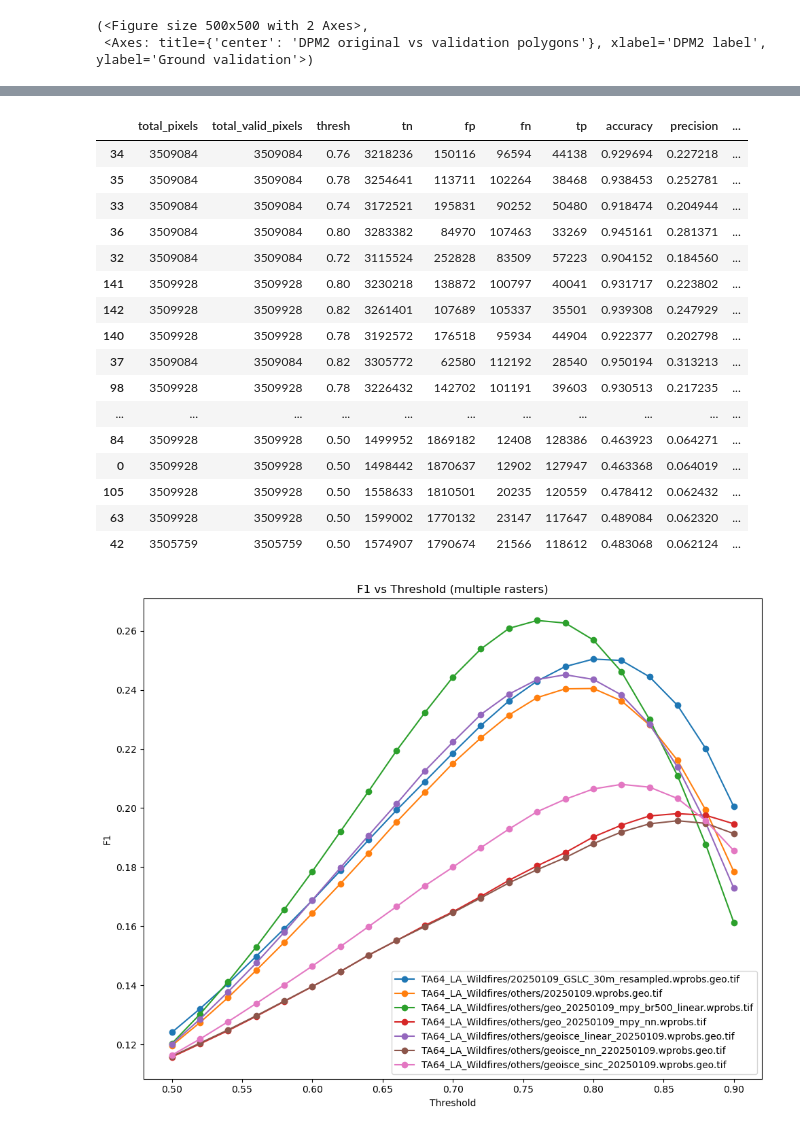
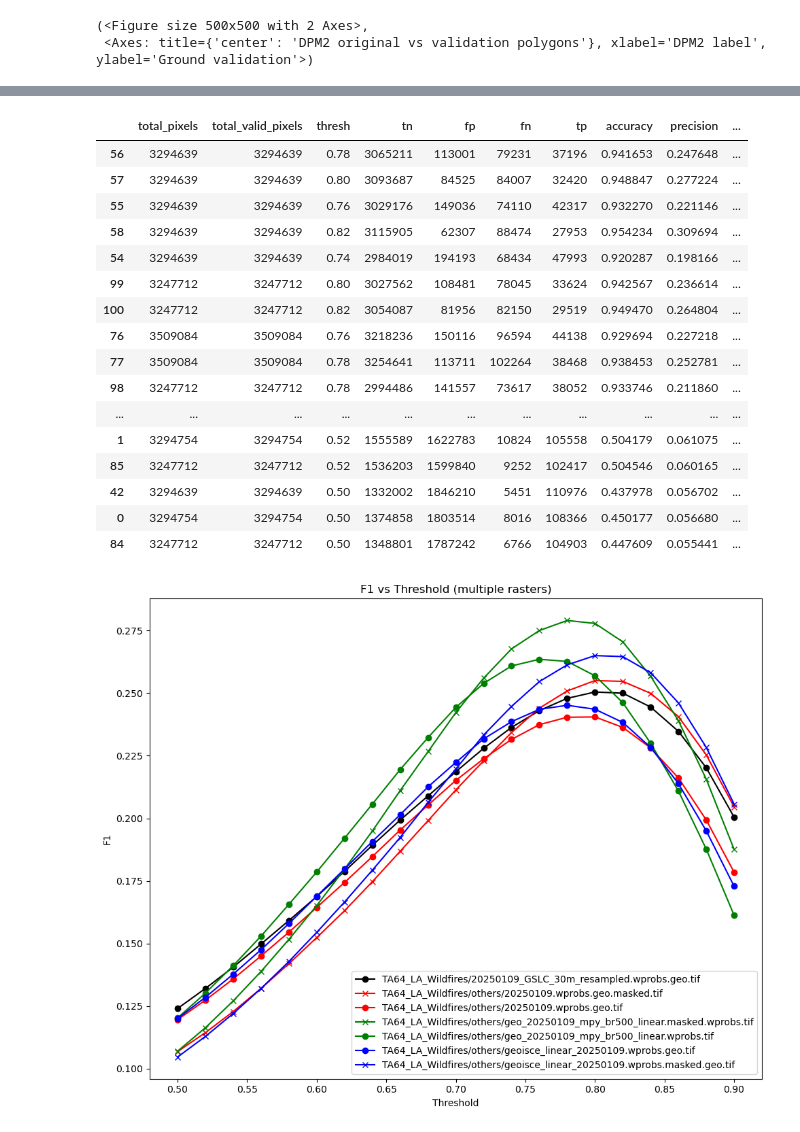
Before and after one commit to shitong01/metrics_notebook, a Jupyter notebook: metrics_calc.ipynb, the cells around one changed output, grey strips where cells are left out. Saved outputs shown, nothing was run; the diff lists cells and outputs as text; code cells hidden in the pictures.

```diff
--- a/metrics_calc.ipynb
+++ b/metrics_calc.ipynb
@@ -29,13 +29,16 @@ gpkg_layer = None                      # e.g. "my_layer" (or None to use default
 eval_bounds_geojson_path = "TA64_LA_Wildfires/Closest_to_Sentinel-1_t064a_CA_Perimeters_NIFC_FIRIS_20250203T072944EvalBounds.geojson"   # has property "mission"
 
 target_raster_paths = [
+    "TA64_LA_Wildfires/others/20250109.wprobs.geo.masked.tif",
     "TA64_LA_Wildfires/others/20250109.wprobs.geo.tif",
     # "TA64_LA_Wildfires/others/geo_20250109_mpy_linear.wprobs.tif",
+    "TA64_LA_Wildfires/others/geo_20250109_mpy_br500_linear.masked.wprobs.tif",
     "TA64_LA_Wildfires/others/geo_20250109_mpy_br500_linear.wprobs.tif",
-    "TA64_LA_Wildfires/others/geo_20250109_mpy_nn.wprobs.tif",
-    "TA64_LA_Wildfires/others/geoisce_nn_220250109.wprobs.geo.tif",
+    # "TA64_LA_Wildfires/others/geo_20250109_mpy_nn.wprobs.tif",
+    # "TA64_LA_Wildfires/others/geoisce_nn_220250109.wprobs.geo.tif",
+    "TA64_LA_Wildfires/others/geoisce_linear_20250109.wprobs.masked.geo.tif",
     "TA64_LA_Wildfires/others/geoisce_linear_20250109.wprobs.geo.tif",
-    "TA64_LA_Wildfires/others/geoisce_sinc_20250109.wprobs.geo.tif",
+    # "TA64_LA_Wildfires/others/geoisce_sinc_20250109.wprobs.geo.tif",
     "TA64_LA_Wildfires/20250109_GSLC_30m_resampled.wprobs.geo.tif"
     # "TA64_LA_Wildfires/others/20250109.wprobs.geo.tif"
 ]
@@ -466,35 +469,64 @@ with pd.option_context("display.max_rows", None):
     display(df_metrics.sort_values("f1", ascending=False))
 # %% [output]
 |  | total_pixels | total_valid_pixels | thresh | tn | fp | fn | tp | accuracy | precision | ... |
-| 34 | 3509084 | 3509084 | 0.76 | 3218236 | 150116 | 96594 | 44138 | 0.929694 | 0.227218 | ... |
-| 35 | 3509084 | 3509084 | 0.78 | 3254641 | 113711 | 102264 | 38468 | 0.938453 | 0.252781 | ... |
-| 33 | 3509084 | 3509084 | 0.74 | 3172521 | 195831 | 90252 | 50480 | 0.918474 | 0.204944 | ... |
-| 36 | 3509084 | 3509084 | 0.80 | 3283382 | 84970 | 107463 | 33269 | 0.945161 | 0.281371 | ... |
-| 32 | 3509084 | 3509084 | 0.72 | 3115524 | 252828 | 83509 | 57223 | 0.904152 | 0.184560 | ... |
-| 141 | 3509928 | 3509928 | 0.80 | 3230218 | 138872 | 100797 | 40041 | 0.931717 | 0.223802 | ... |
-| 142 | 3509928 | 3509928 | 0.82 | 3261401 | 107689 | 105337 | 35501 | 0.939308 | 0.247929 | ... |
-| 140 | 3509928 | 3509928 | 0.78 | 3192572 | 176518 | 95934 | 44904 | 0.922377 | 0.202798 | ... |
-| 37 | 3509084 | 3509084 | 0.82 | 3305772 | 62580 | 112192 | 28540 | 0.950194 | 0.313213 | ... |
-| 98 | 3509928 | 3509928 | 0.78 | 3226432 | 142702 | 101191 | 39603 | 0.930513 | 0.217235 | ... |
+| 56 | 3294639 | 3294639 | 0.78 | 3065211 | 113001 | 79231 | 37196 | 0.941653 | 0.247648 | ... |
+| 57 | 3294639 | 3294639 | 0.80 | 3093687 | 84525 | 84007 | 32420 | 0.948847 | 0.277224 | ... |
+| 55 | 3294639 | 3294639 | 0.76 | 3029176 | 149036 | 74110 | 42317 | 0.932270 | 0.221146 | ... |
+| 58 | 3294639 | 3294639 | 0.82 | 3115905 | 62307 | 88474 | 27953 | 0.954234 | 0.309694 | ... |
+| 54 | 3294639 | 3294639 | 0.74 | 2984019 | 194193 | 68434 | 47993 | 0.920287 | 0.198166 | ... |
+| 99 | 3247712 | 3247712 | 0.80 | 3027562 | 108481 | 78045 | 33624 | 0.942567 | 0.236614 | ... |
+| 100 | 3247712 | 3247712 | 0.82 | 3054087 | 81956 | 82150 | 29519 | 0.949470 | 0.264804 | ... |
+| 76 | 3509084 | 3509084 | 0.76 | 3218236 | 150116 | 96594 | 44138 | 0.929694 | 0.227218 | ... |
+| 77 | 3509084 | 3509084 | 0.78 | 3254641 | 113711 | 102264 | 38468 | 0.938453 | 0.252781 | ... |
+| 98 | 3247712 | 3247712 | 0.78 | 2994486 | 141557 | 73617 | 38052 | 0.933746 | 0.211860 | ... |
 | ... | ... | ... | ... | ... | ... | ... | ... | ... | ... | ... |
-| 84 | 3509928 | 3509928 | 0.50 | 1499952 | 1869182 | 12408 | 128386 | 0.463923 | 0.064271 | ... |
-| 0 | 3509928 | 3509928 | 0.50 | 1498442 | 1870637 | 12902 | 127947 | 0.463368 | 0.064019 | ... |
-| 105 | 3509928 | 3509928 | 0.50 | 1558633 | 1810501 | 20235 | 120559 | 0.478412 | 0.062432 | ... |
-| 63 | 3509928 | 3509928 | 0.50 | 1599002 | 1770132 | 23147 | 117647 | 0.489084 | 0.062320 | ... |
-| 42 | 3505759 | 3505759 | 0.50 | 1574907 | 1790674 | 21566 | 118612 | 0.483068 | 0.062124 | ... |
+| 1 | 3294754 | 3294754 | 0.52 | 1555589 | 1622783 | 10824 | 105558 | 0.504179 | 0.061075 | ... |
+| 85 | 3247712 | 3247712 | 0.52 | 1536203 | 1599840 | 9252 | 102417 | 0.504546 | 0.060165 | ... |
+| 42 | 3294639 | 3294639 | 0.50 | 1332002 | 1846210 | 5451 | 110976 | 0.437978 | 0.056702 | ... |
+| 0 | 3294754 | 3294754 | 0.50 | 1374858 | 1803514 | 8016 | 108366 | 0.450177 | 0.056680 | ... |
+| 84 | 3247712 | 3247712 | 0.50 | 1348801 | 1787242 | 6766 | 104903 | 0.447609 | 0.055441 | ... |
 # %%
 plt.figure(figsize=(10, 8))
-for raster, dfg in df_metrics.groupby("raster"):
-    plt.plot(dfg["thresh"], dfg["f1"], marker="o", label=raster)
+
+# rasters = df_metrics["raster"].unique()
+# cmap = plt.cm.viridis  # try: plasma, turbo, inferno, magma
+# colors = cmap(np.linspace(0, 1, len(rasters)))
+colors = {"geoisce": "blue", "mpy": "green", "GSLC": "black"}
+
+for raster, dfg in  df_metrics.groupby("raster"):
+
+    color = next(
+        (c for k, c in colors.items() if k in raster),
+        "red"
+    )
+
+    if "mask" in raster:
+
+        plt.plot(
+        dfg["thresh"],
+        dfg["f1"],
+        marker="x",
+        color=color,
+        label=raster
+    )
+
+    else:
+        plt.plot(
+        dfg["thresh"],
+        dfg["f1"],
+        marker="o",
+        color=color,
+        label=raster
+    )
 
 plt.xlabel("Threshold")
 plt.ylabel("F1")
 plt.title("F1 vs Threshold (multiple rasters)")
 plt.legend()
 plt.tight_layout()
 plt.show()
 # %% [output]
-[figure, old version]
+[figure, new version]
 # %%
 # if df_metrics.empty:
 #     raise ValueError("No results produced. Check CRS alignment, nodata_value, and min_pixels.")
```
Also changed, not shown: parts of 4 cells of this notebook, 3 other files.
